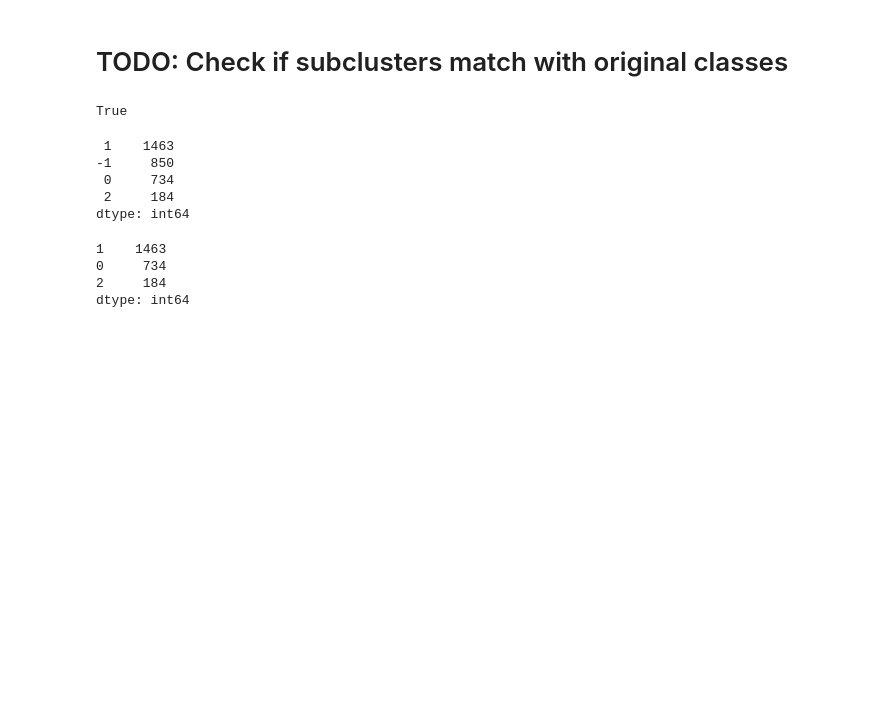
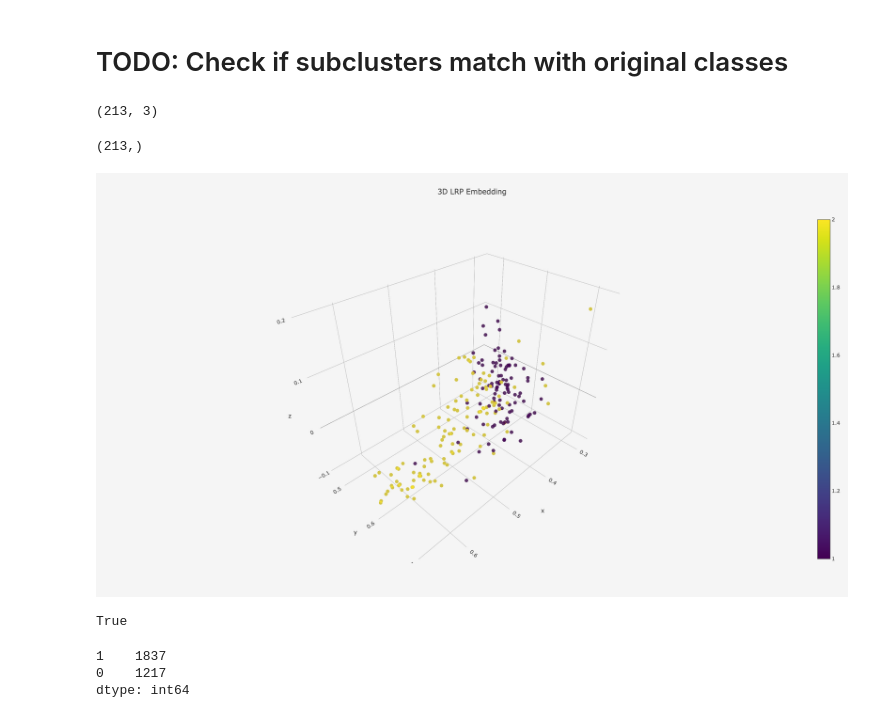
Before and after one commit to ahsanMah/interpretDL, a Jupyter notebook: synthetic_pipeline.ipynb, the cells around one changed output. Saved outputs shown, nothing was run; the diff lists cells and outputs as text; code cells hidden in the pictures; blank space fills up the shorter version.

```diff
--- a/synthetic_pipeline.ipynb
+++ b/synthetic_pipeline.ipynb
@@ -271,14 +343,30 @@ Target: (3231, 10)
 # %% [markdown]
 # TODO: Check if subclusters match with original classes
+# %%
+val_3d_embedding.shape
+# %% [output]
+(213, 3)
+# %%
+clustered_labels.shape
+# %% [output]
+(213,)
+# %%
+val_emb3d["marker"]["color"] = original_labels
+
+data=[val_emb3d]
+
+fig = go.Figure(data=data, layout=layout)
+# fig.update_layout(template="plotly")  /
+iplot(fig, filename='lrp-3d-scatter.html')
+# %% [output]
+[figure, added]
 # %%
 all(pipeline.val_set.labels.index == test_labels.index)
 # %% [output]
 True
 # %%
-pd.Series(cluster_labels).value_counts()
+pd.Series(clustered_labels).value_counts()
 # %% [output]
- 1    1463
--1     850
- 0     734
- 2     184
+1    1837
+0    1217
 dtype: int64
@@ -291,10 +373,3 @@ clustered_features = val_samples[cluster_labels > -1]
-# %%
-pd.Series(clustered_samples).value_counts()
-# %% [output]
-1    1463
-0     734
-2     184
-dtype: int64
 # %%
 pd.Series(original_labels).value_counts()
 # %% [output]
```
Also changed, not shown: parts of 42 cells of this notebook.
